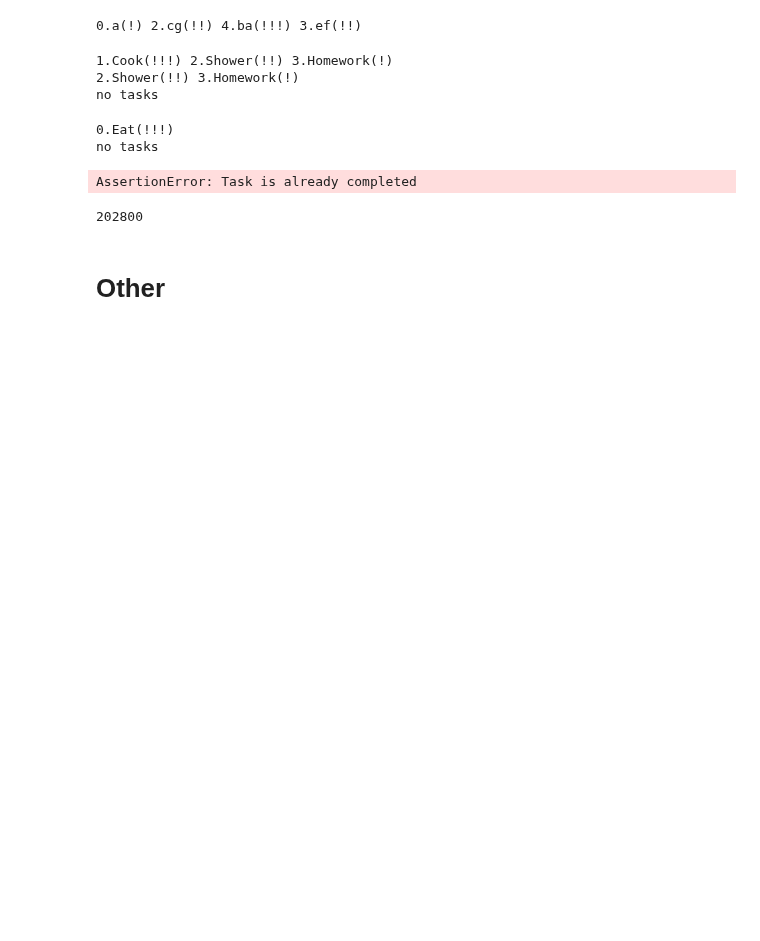
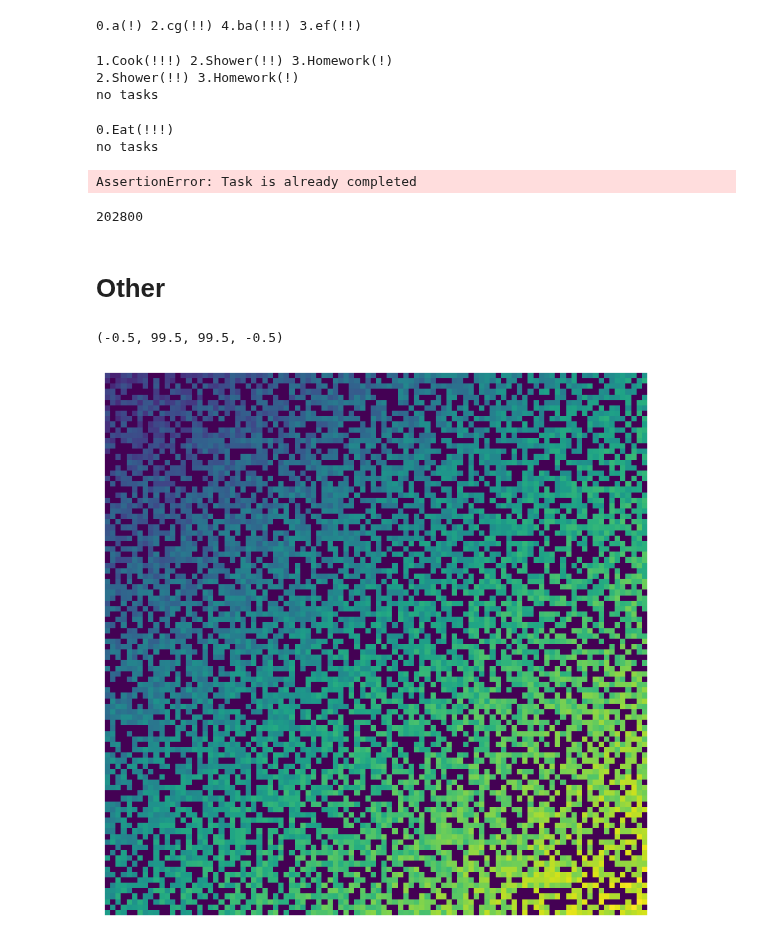
Before and after one commit to rayannott/teaching-coding, a Jupyter notebook: problems_prep.ipynb, the cells around one changed output. Drawn from its saved outputs; the diff is of its cells as text; code cells hidden in the pictures; blank space fills up the shorter version.

Commit message:
playing with heatmaps

```diff
--- a/problems_prep.ipynb
+++ b/problems_prep.ipynb
@@ -2269,3 +2274,31 @@ class Vec2:
         return math.acos(self @ other / (abs(self) * abs(other)))
 # %% [markdown]
 # Other
+# %%
+from random import random
+import math
+
+import numpy as np
+from matplotlib import pyplot as plt
+from sympy import isprime
+
+N = 100
+# %%
+def get_matr(func):
+    img = np.zeros((N, N))
+    for i in range(N):
+        for j in range(N):
+            img[i, j] = func(i, j)
+    return img
+# %%
+def func(i, j):
+    return i+j+20+40*random() if random() < .65 else 0
+
+img = get_matr(func)
+# %%
+fig = plt.figure(figsize=(8, 8))
+plt.imshow(img)
+plt.axis('off')
+# %% [output]
+(-0.5, 99.5, 99.5, -0.5)
+[figure, added]
```
Also changed, not shown: parts of 3 cells of this notebook, 1 other file.
